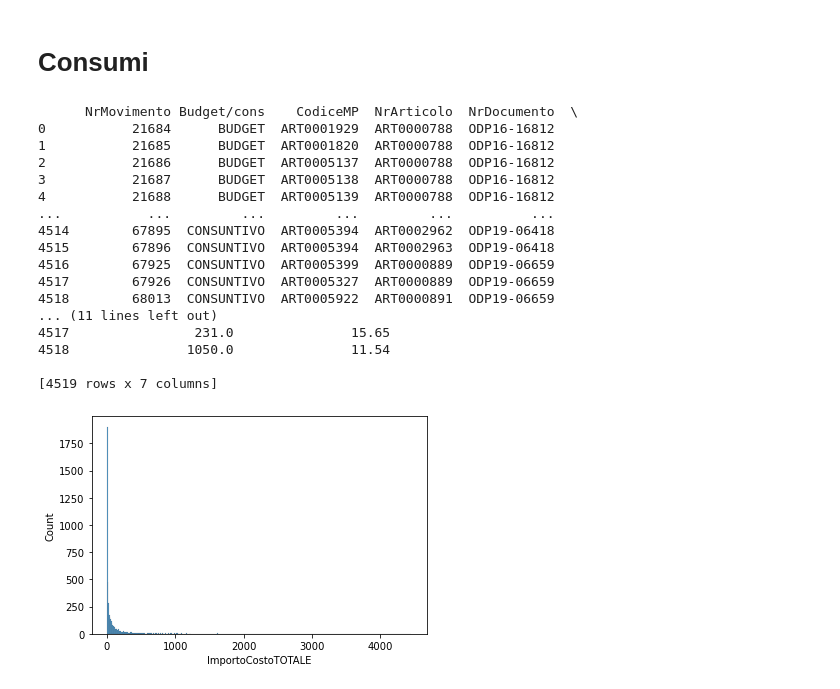
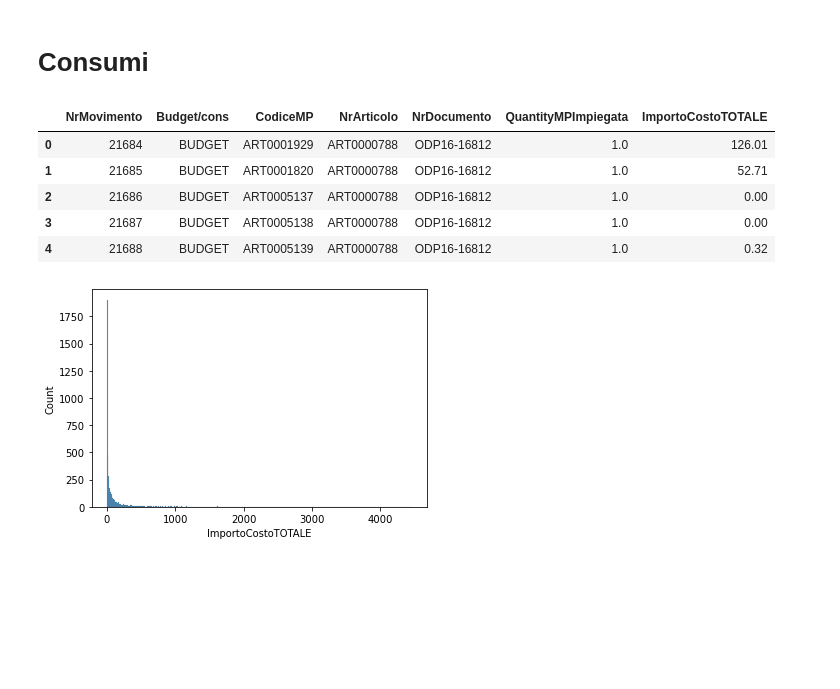
Before and after one commit to VinciGit00/SCGProject, a Jupyter notebook: Datasets/FixDatas.ipynb, the cells around one changed output. Saved outputs shown, nothing was run; the diff lists cells and outputs as text; code cells hidden in the pictures; blank space fills up the shorter version.

Commit message:
changed tables

```diff
--- a/Datasets/FixDatas.ipynb
+++ b/Datasets/FixDatas.ipynb
@@ -82,29 +66,19 @@ plt.savefig('Valuta.jpeg')
 # %%
 dfConsumi = pd.read_excel('RawDatasets/Consumi.xlsx')
 
 del dfConsumi["TipoMovimento"]
 del dfConsumi["TipoOrigine"]
 
-print(dfConsumi)
 dfConsumi.to_csv('dfConsumi.csv')
+
+dfConsumi.head()
 # %% [output]
-      NrMovimento Budget/cons    CodiceMP  NrArticolo  NrDocumento  \
-0           21684      BUDGET  ART0001929  ART0000788  ODP16-16812
-1           21685      BUDGET  ART0001820  ART0000788  ODP16-16812
-2           21686      BUDGET  ART0005137  ART0000788  ODP16-16812
-3           21687      BUDGET  ART0005138  ART0000788  ODP16-16812
-4           21688      BUDGET  ART0005139  ART0000788  ODP16-16812
-...           ...         ...         ...         ...          ...
-4514        67895  CONSUNTIVO  ART0005394  ART0002962  ODP19-06418
-4515        67896  CONSUNTIVO  ART0005394  ART0002963  ODP19-06418
-4516        67925  CONSUNTIVO  ART0005399  ART0000889  ODP19-06659
-4517        67926  CONSUNTIVO  ART0005327  ART0000889  ODP19-06659
-4518        68013  CONSUNTIVO  ART0005922  ART0000891  ODP19-06659
-... (11 lines left out)
-4517                231.0               15.65
-4518               1050.0               11.54
-
-[4519 rows x 7 columns]
+|  | NrMovimento | Budget/cons | CodiceMP | NrArticolo | NrDocumento | QuantityMPImpiegata | ImportoCostoTOTALE |
+| 0 | 21684 | BUDGET | ART0001929 | ART0000788 | ODP16-16812 | 1.0 | 126.01 |
+| 1 | 21685 | BUDGET | ART0001820 | ART0000788 | ODP16-16812 | 1.0 | 52.71 |
+| 2 | 21686 | BUDGET | ART0005137 | ART0000788 | ODP16-16812 | 1.0 | 0.00 |
+| 3 | 21687 | BUDGET | ART0005138 | ART0000788 | ODP16-16812 | 1.0 | 0.00 |
+| 4 | 21688 | BUDGET | ART0005139 | ART0000788 | ODP16-16812 | 1.0 | 0.32 |
 # %%
 sns.histplot(dfConsumi.ImportoCostoTOTALE)
 plt.savefig('ConsumiCostoTotale.jpeg')
```
Also changed, not shown: parts of 8 cells of this notebook, 1 other file.
